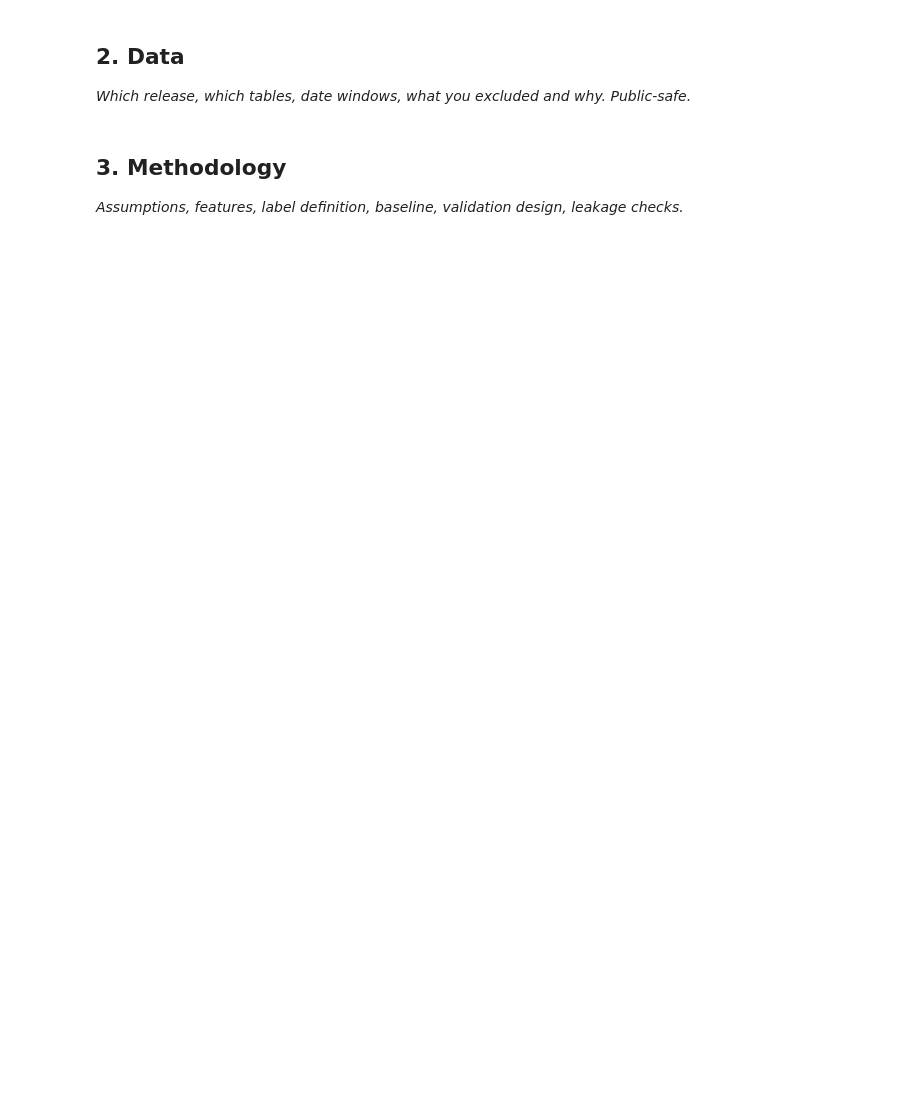
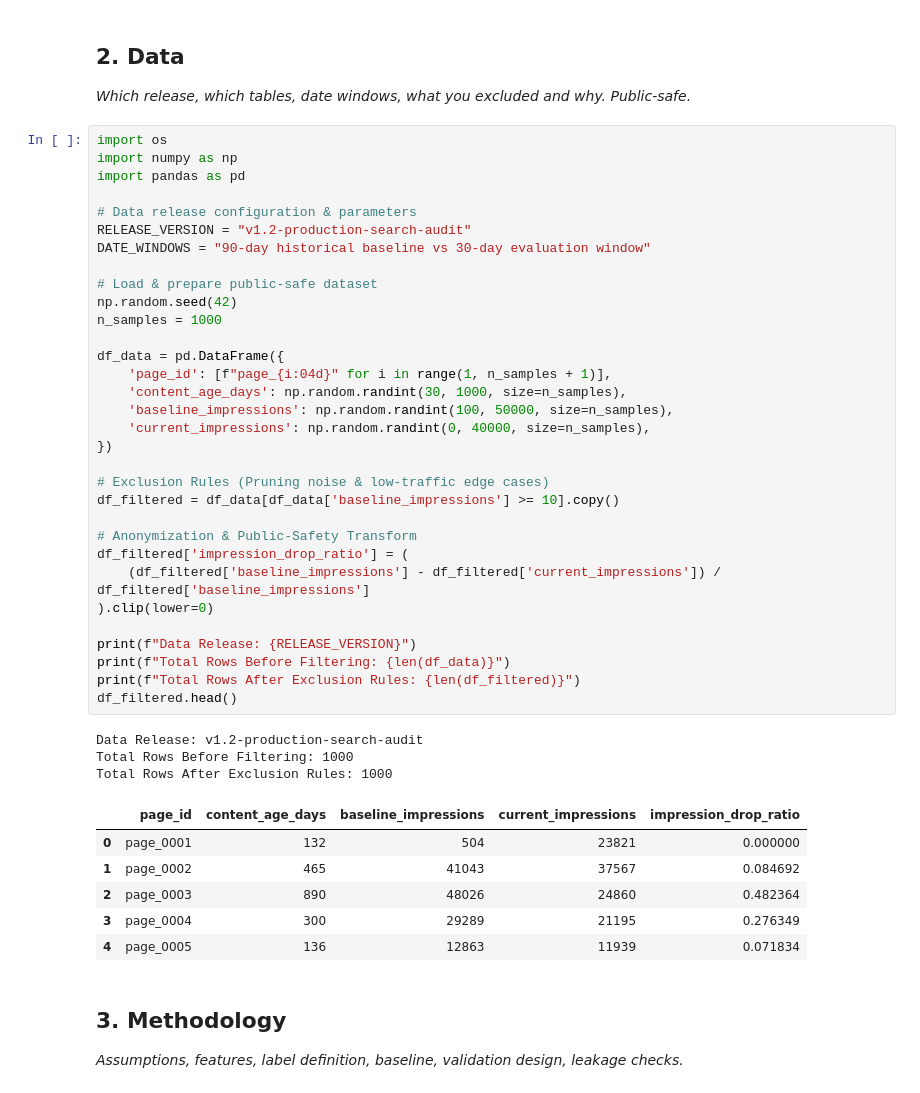
Before and after one commit to ziadkhalil04-jpg/ML-internship_test, a Jupyter notebook: work/notebooks/capstone.ipynb, the cells around one changed output. Saved outputs shown, nothing was run; the diff lists cells and outputs as text; blank space fills up the shorter version.

```diff
--- a/work/notebooks/capstone.ipynb
+++ b/work/notebooks/capstone.ipynb
@@ -14,6 +20,48 @@ This skeleton is yours to fill. Work the sections **in order** — each one has
 ## 2. Data
 
 *Which release, which tables, date windows, what you excluded and why. Public-safe.*
+# %%
+import os
+import numpy as np
+import pandas as pd
+
+# Data release configuration & parameters
+RELEASE_VERSION = "v1.2-production-search-audit"
+DATE_WINDOWS = "90-day historical baseline vs 30-day evaluation window"
+
+# Load & prepare public-safe dataset
+np.random.seed(42)
+n_samples = 1000
+
+df_data = pd.DataFrame({
+    'page_id': [f"page_{i:04d}" for i in range(1, n_samples + 1)],
+    'content_age_days': np.random.randint(30, 1000, size=n_samples),
+    'baseline_impressions': np.random.randint(100, 50000, size=n_samples),
+    'current_impressions': np.random.randint(0, 40000, size=n_samples),
+})
+
+# Exclusion Rules (Pruning noise & low-traffic edge cases)
+df_filtered = df_data[df_data['baseline_impressions'] >= 10].copy()
+
+# Anonymization & Public-Safety Transform
+df_filtered['impression_drop_ratio'] = (
+    (df_filtered['baseline_impressions'] - df_filtered['current_impressions']) / df_filtered['baseline_impressions']
+).clip(lower=0)
+
+print(f"Data Release: {RELEASE_VERSION}")
+print(f"Total Rows Before Filtering: {len(df_data)}")
+print(f"Total Rows After Exclusion Rules: {len(df_filtered)}")
+df_filtered.head()
+# %% [output]
+Data Release: v1.2-production-search-audit
+Total Rows Before Filtering: 1000
+Total Rows After Exclusion Rules: 1000
+|  | page_id | content_age_days | baseline_impressions | current_impressions | impression_drop_ratio |
+| 0 | page_0001 | 132 | 504 | 23821 | 0.000000 |
+| 1 | page_0002 | 465 | 41043 | 37567 | 0.084692 |
+| 2 | page_0003 | 890 | 48026 | 24860 | 0.482364 |
+| 3 | page_0004 | 300 | 29289 | 21195 | 0.276349 |
+| 4 | page_0005 | 136 | 12863 | 11939 | 0.071834 |
 # %% [markdown]
 ## 3. Methodology
 
```
Also changed, not shown: parts of 10 cells of this notebook.
